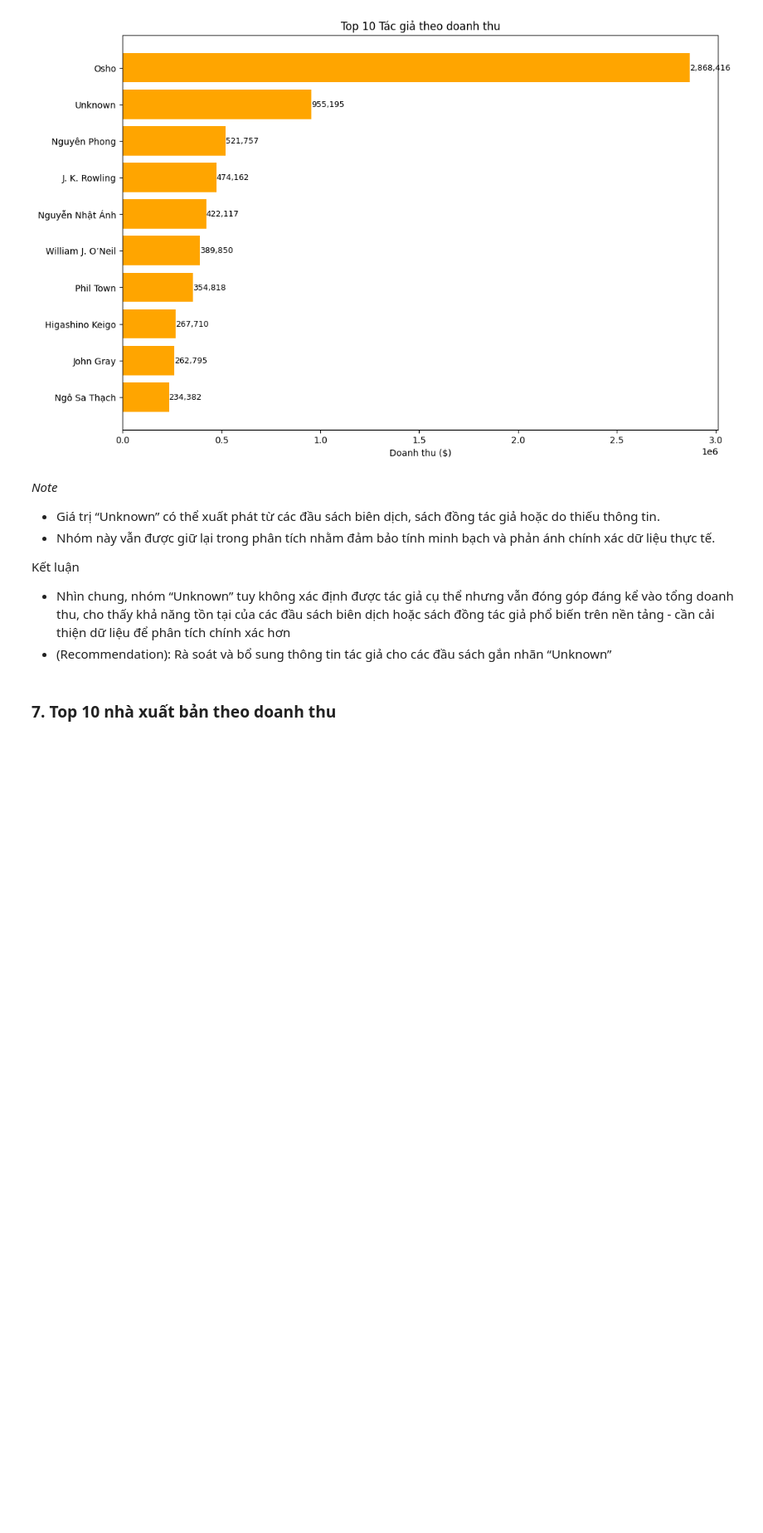
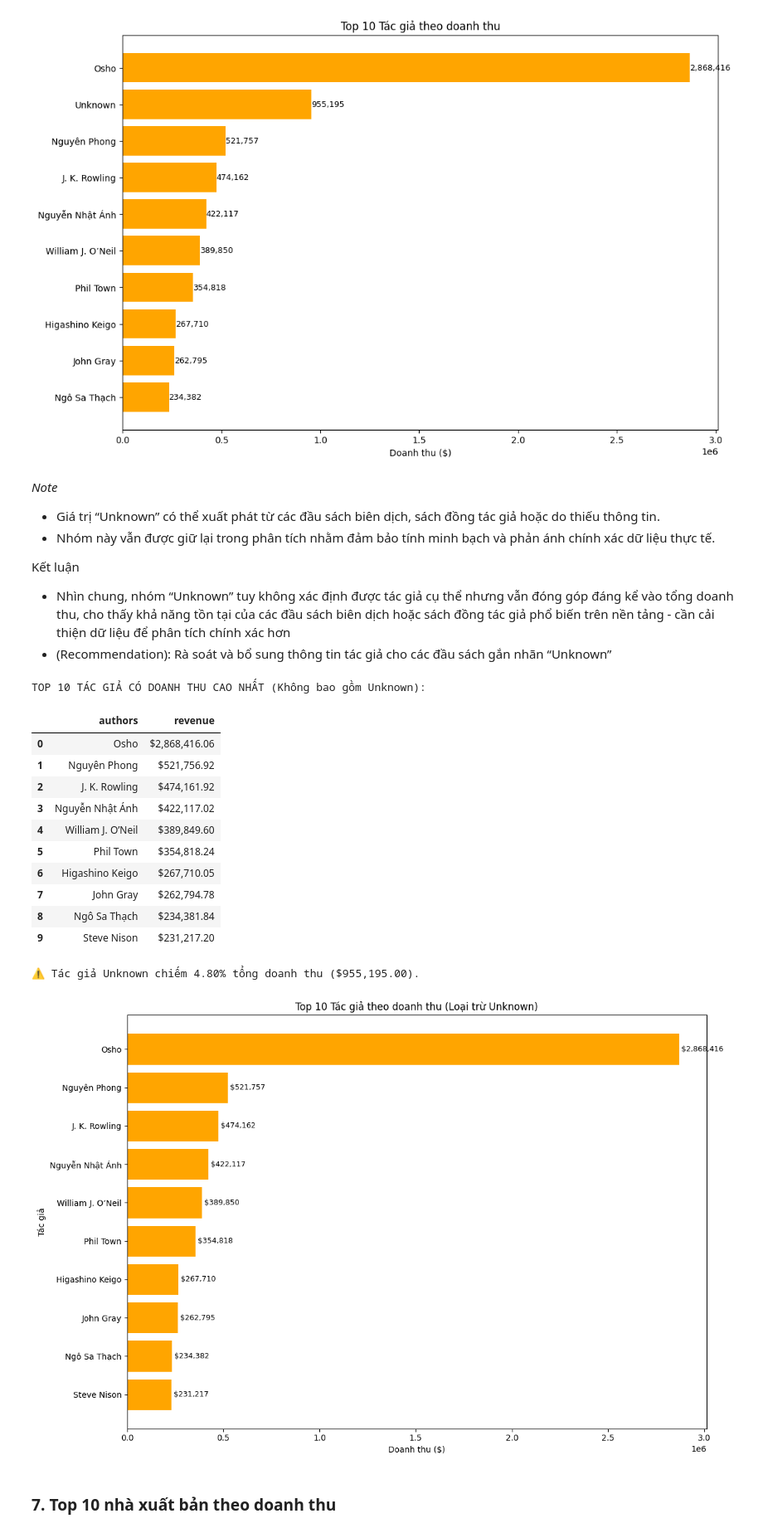
Before and after one commit to chgiabao04/cn-da22tta-chaugiabao-bookdata-machinelearning, a Jupyter notebook: src/eda.ipynb, the cells around one changed output. Shown at 83% size. Saved outputs shown, nothing was run; the diff lists cells and outputs as text; code cells hidden in the pictures; blank space fills up the shorter version.

Commit message:
Update: cập nhật thêm cho file EDA

```diff
--- a/src/eda.ipynb
+++ b/src/eda.ipynb
@@ -268,6 +290,55 @@ TOP 10 TÁC GIẢ CÓ DOANH THU CAO NHẤT:
 Kết luận
 - Nhìn chung, nhóm “Unknown” tuy không xác định được tác giả cụ thể nhưng vẫn đóng góp đáng kể vào tổng doanh thu, cho thấy khả năng tồn tại của các đầu sách biên dịch hoặc sách đồng tác giả phổ biến trên nền tảng - cần cải thiện dữ liệu để phân tích chính xác hơn
 - (Recommendation): Rà soát và bổ sung thông tin tác giả cho các đầu sách gắn nhãn “Unknown”
+# %%
+# Loại bỏ Unknown trước khi lấy top 10
+authors_known_only = book[book['authors'] != 'Unknown']
+
+top_10_authors_revenue = authors_known_only.groupby('authors')['revenue'].sum().reset_index()
+top_10_authors_revenue = top_10_authors_revenue.sort_values('revenue', ascending=False).head(10)
+top_10_authors_revenue = top_10_authors_revenue.reset_index(drop=True)
+top_10_authors_revenue['revenue'] = top_10_authors_revenue['revenue'].map('${:,.2f}'.format)
+
+authors_unknown_revenue = book[book['authors'] == 'Unknown']['revenue'].sum()
+total_revenue = book['revenue'].sum()
+unknown_percent = (authors_unknown_revenue / total_revenue) * 100
+
+print("TOP 10 TÁC GIẢ CÓ DOANH THU CAO NHẤT (Không bao gồm Unknown):")
+display(top_10_authors_revenue)
+
+print(f"\n⚠️ Tác giả Unknown chiếm {unknown_percent:.2f}% tổng doanh thu (${authors_unknown_revenue:,.2f}).")
+
+# Tạo biểu đồ - loại bỏ Unknown
+chart_data = authors_known_only.groupby('authors')['revenue'].sum().reset_index()
+chart_data = chart_data.sort_values('revenue', ascending=False).head(10)
+
+plt.figure(figsize=(12, 8))
+plt.barh(chart_data['authors'], chart_data['revenue'], color='orange')
+
+for i, v in enumerate(chart_data['revenue']):
+    plt.text(v, i, f' ${v:,.0f}', va='center', fontsize=9)
+
+plt.title('Top 10 Tác giả theo doanh thu (Loại trừ Unknown)')
+plt.xlabel('Doanh thu ($)')
+plt.ylabel('Tác giả')
+plt.gca().invert_yaxis()
+plt.tight_layout()
+plt.show()
+# %% [output]
+TOP 10 TÁC GIẢ CÓ DOANH THU CAO NHẤT (Không bao gồm Unknown):
+|  | authors | revenue |
+| 0 | Osho | $2,868,416.06 |
+| 1 | Nguyên Phong | $521,756.92 |
+| 2 | J. K. Rowling | $474,161.92 |
+| 3 | Nguyễn Nhật Ánh | $422,117.02 |
+| 4 | William J. O’Neil | $389,849.60 |
+| 5 | Phil Town | $354,818.24 |
+| 6 | Higashino Keigo | $267,710.05 |
+| 7 | John Gray | $262,794.78 |
+| 8 | Ngô Sa Thạch | $234,381.84 |
+| 9 | Steve Nison | $231,217.20 |
+⚠️ Tác giả Unknown chiếm 4.80% tổng doanh thu ($955,195.00).
+[figure, added]
 # %% [markdown]
 ### 7. Top 10 nhà xuất bản theo doanh thu
 # %%
```
Also changed, not shown: parts of 22 cells of this notebook.
